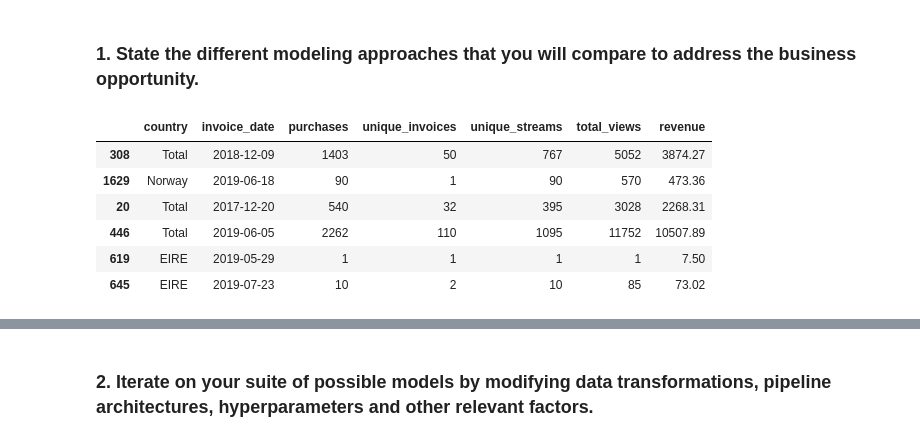
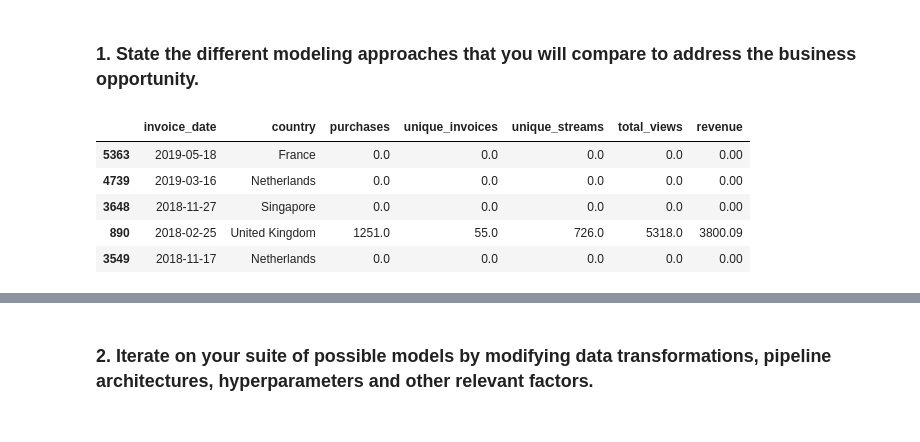
Before and after one commit to 6760525/ibm, a Jupyter notebook: capstone_part_2.ipynb, the cells around one changed output, grey strips where cells are left out. Drawn from its saved outputs; the diff is of its cells as text; code cells hidden in the pictures.

```diff
--- a/capstone_part_2.ipynb
+++ b/capstone_part_2.ipynb
@@ -60,30 +61,39 @@ DATA_PROD_DIR = os.path.join(".", "cs-production")
 # %%
 df = fetch_data(DATA_TRAIN_DIR)
 # %%
-# Creating a Summary DataFrame
+# Filter top 10 countries by revenue
+top_countries = df.groupby('country')['price'].sum().nlargest(10).index.tolist()
+filtered_df = df[df['country'].isin(top_countries)]
 
-ds = df.groupby(['country', 'invoice_date']).agg(
+# Group by and aggregate
+ds = filtered_df.groupby(['country', 'invoice_date']).agg(
     purchases=('invoice', 'size'),
     unique_invoices=('invoice', 'nunique'),
     unique_streams=('stream_id', 'nunique'),
     total_views=('times_viewed', 'sum'),
     revenue=('price', 'sum')
 ).reset_index()
 
-top = df.groupby('country')['price'].sum().nlargest(10).index.tolist()
-ds = ds[ds['country'].isin(top)]
+# Generate a complete date range
+date_range = pd.date_range(df['invoice_date'].min(), df['invoice_date'].max(), freq='1D')
 
+# Create a DataFrame from the product of date_range and unique countries in the filtered data
+complete_index = pd.MultiIndex.from_product([date_range, top_countries], names=['invoice_date', 'country'])
+complete_df = pd.DataFrame(index=complete_index).reset_index()
+
+# Merge with the aggregated DataFrame
+ds = complete_df.merge(ds, on=['invoice_date', 'country'], how='left').fillna(0)
+
+# Adding totals across all countries
 totals = ds.drop(['country'], axis=1).groupby('invoice_date').sum().reset_index()
 totals['country'] = 'Total'
-totals = totals[ds.columns]
 ds = pd.concat([ds, totals])
 
-ds.sample(6)
+ds.sample(5)
 # %% [output]
-|  | country | invoice_date | purchases | unique_invoices | unique_streams | total_views | revenue |
-| 308 | Total | 2018-12-09 | 1403 | 50 | 767 | 5052 | 3874.27 |
-| 1629 | Norway | 2019-06-18 | 90 | 1 | 90 | 570 | 473.36 |
-| 20 | Total | 2017-12-20 | 540 | 32 | 395 | 3028 | 2268.31 |
-| 446 | Total | 2019-06-05 | 2262 | 110 | 1095 | 11752 | 10507.89 |
-| 619 | EIRE | 2019-05-29 | 1 | 1 | 1 | 1 | 7.50 |
-| 645 | EIRE | 2019-07-23 | 10 | 2 | 10 | 85 | 73.02 |
+|  | invoice_date | country | purchases | unique_invoices | unique_streams | total_views | revenue |
+| 5363 | 2019-05-18 | France | 0.0 | 0.0 | 0.0 | 0.0 | 0.00 |
+| 4739 | 2019-03-16 | Netherlands | 0.0 | 0.0 | 0.0 | 0.0 | 0.00 |
+| 3648 | 2018-11-27 | Singapore | 0.0 | 0.0 | 0.0 | 0.0 | 0.00 |
+| 890 | 2018-02-25 | United Kingdom | 1251.0 | 55.0 | 726.0 | 5318.0 | 3800.09 |
+| 3549 | 2018-11-17 | Netherlands | 0.0 | 0.0 | 0.0 | 0.0 | 0.00 |
```
Also changed, not shown: parts of 12 cells of this notebook, 22 other files.
